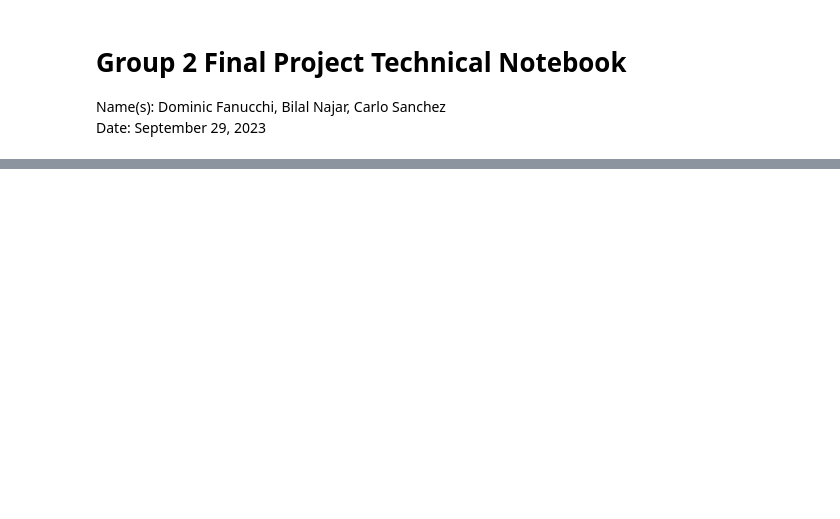
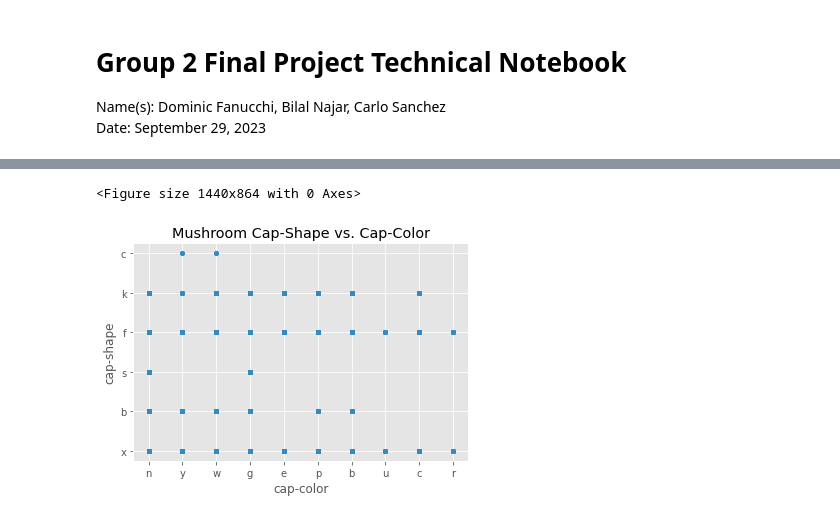
Before and after one commit to dominicfanucchi/aai-500_group2, a Jupyter notebook: Final-Project-Notebook-Team-2.ipynb, the cells around one changed output, grey strips where cells are left out. Saved outputs shown, nothing was run; the diff lists cells and outputs as text; code cells hidden in the pictures; blank space fills up the shorter version.

```diff
--- a/Final-Project-Notebook-Team-2.ipynb
+++ b/Final-Project-Notebook-Team-2.ipynb
@@ -73,0 +254,10 @@ stalk-surface-above-ring    0.0
+# %%
+# feature relationships
+
+# create the scatter plot
+plt.figure(figsize=(20,12))
+mushroom_df.plot(kind='scatter', y='cap-shape', x='cap-color', title='Mushroom Cap-Shape vs. Cap-Color')
+plt.show()
+# %% [output]
+<Figure size 1440x864 with 0 Axes>
+[figure, added]
```
Also changed, not shown: parts of 16 cells of this notebook.
